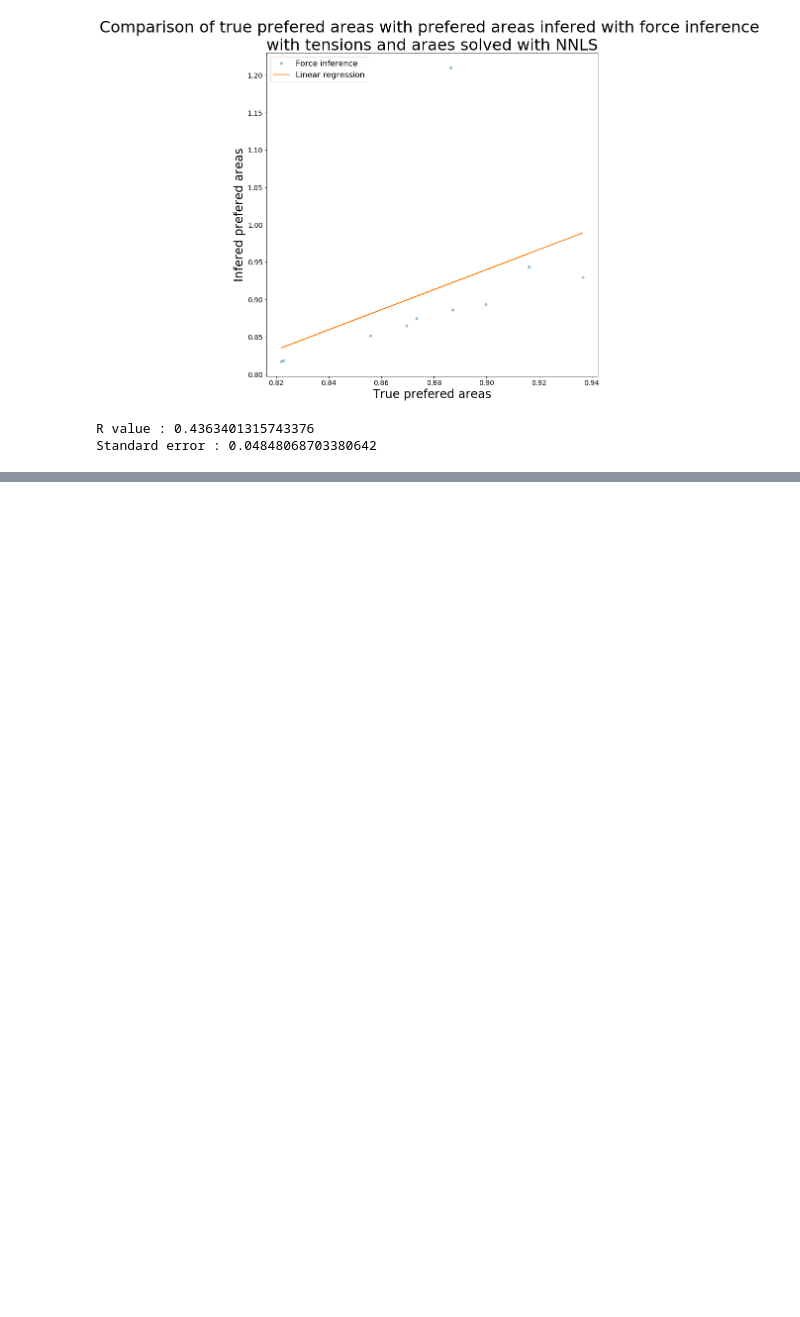
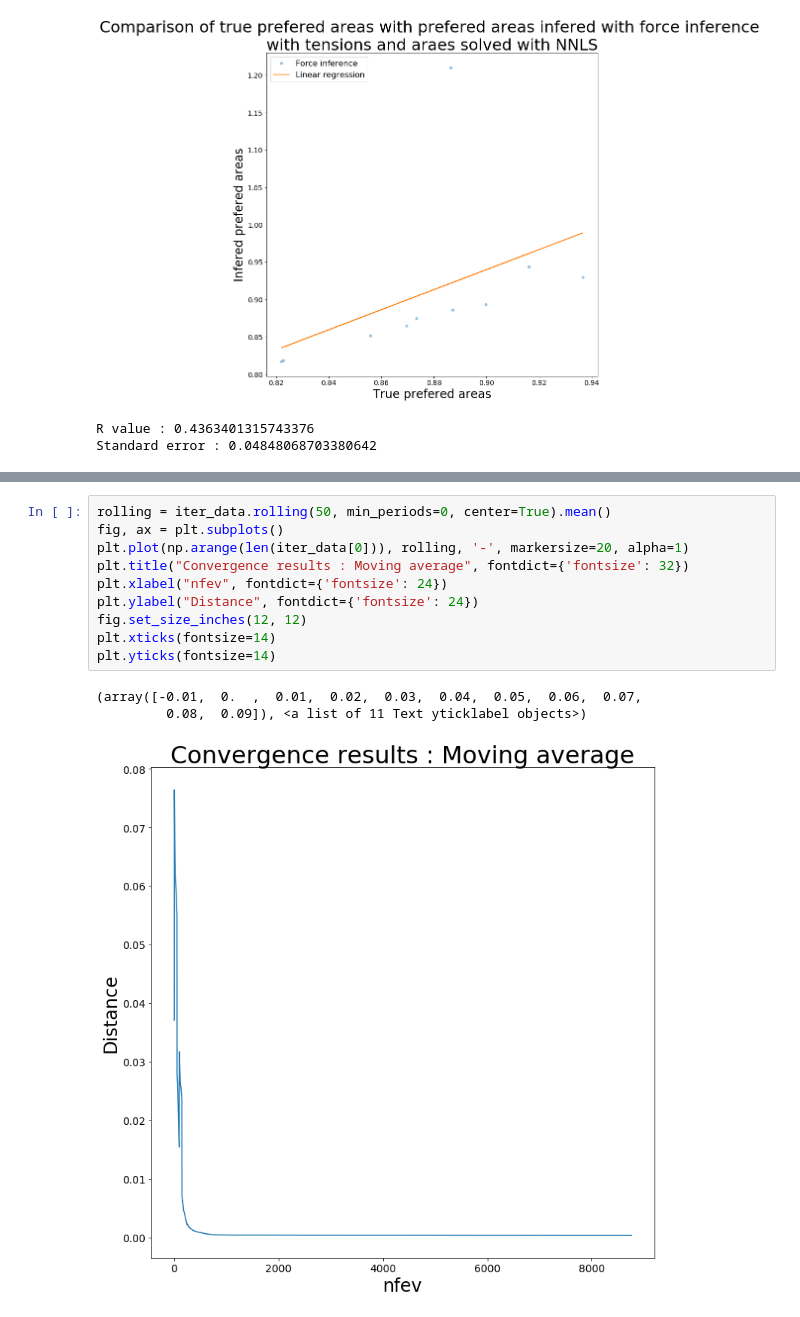
Before and after one commit to felixquinton/tyssue-taylor, a Jupyter notebook: notebooks/three_cases/synth_tensions_and_areas.ipynb, the cells around one changed output, grey strips where cells are left out. Cells and saved outputs as stored; diff of their text form; blank space fills up the shorter version.

Commit message:
adds more results to the previous commit

```diff
--- a/notebooks/three_cases/synth_tensions_and_areas.ipynb
+++ b/notebooks/three_cases/synth_tensions_and_areas.ipynb
@@ -299,0 +327,14 @@ rendering_convergence_results(np.arange(len(iter_data[0])),
+# %%
+rolling = iter_data.rolling(50, min_periods=0, center=True).mean()
+fig, ax = plt.subplots()
+plt.plot(np.arange(len(iter_data[0])), rolling, '-', markersize=20, alpha=1)
+plt.title("Convergence results : Moving average", fontdict={'fontsize': 32})
+plt.xlabel("nfev", fontdict={'fontsize': 24})
+plt.ylabel("Distance", fontdict={'fontsize': 24})
+fig.set_size_inches(12, 12)
+plt.xticks(fontsize=14)
+plt.yticks(fontsize=14)
+# %% [output]
+(array([-0.01,  0.  ,  0.01,  0.02,  0.03,  0.04,  0.05,  0.06,  0.07,
+         0.08,  0.09]), <a list of 11 Text yticklabel objects>)
+[figure, added]
```
Also changed, not shown: parts of 5 cells of this notebook, 4 other files.
